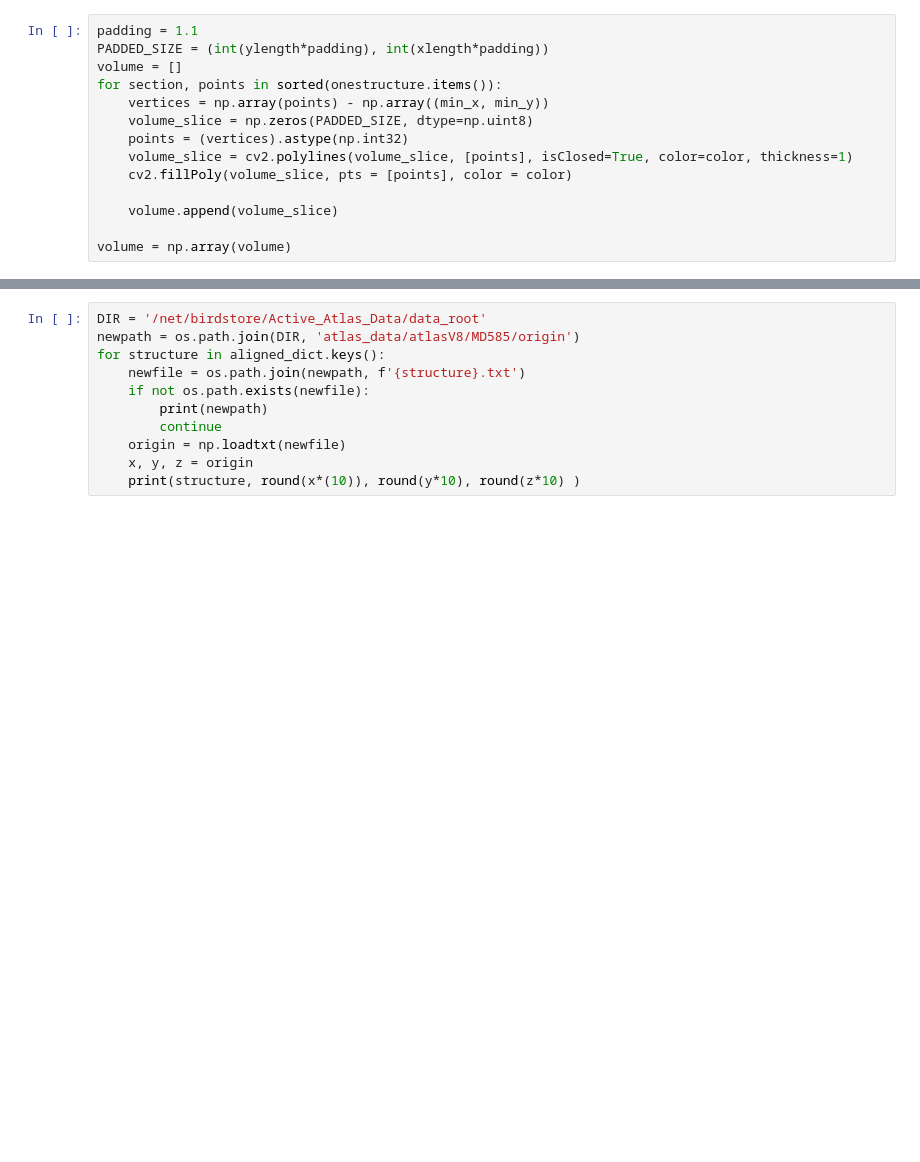
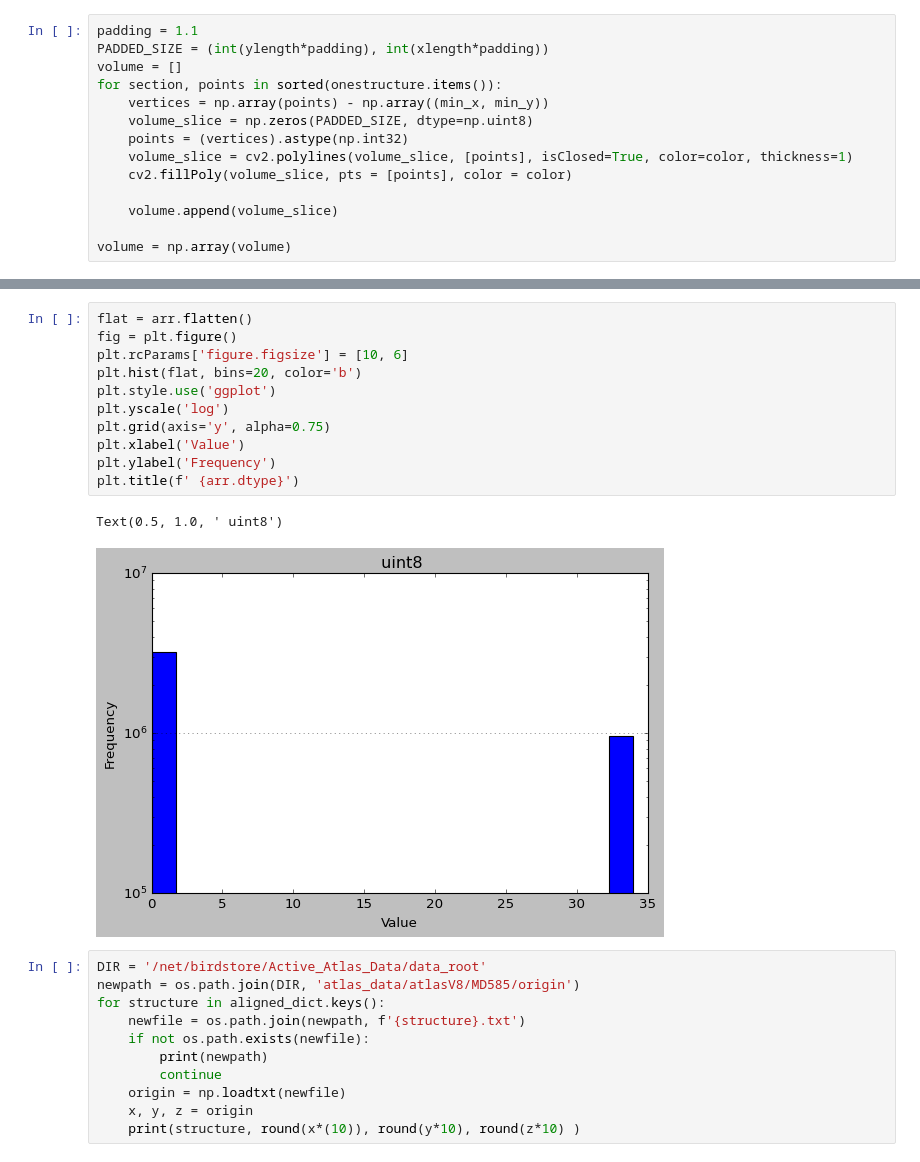
Before and after one commit to ActiveBrainAtlas2/preprocessing-pipeline, a Jupyter notebook: notebooks/draw_aligned_points_on_image.ipynb, the cells around one changed output, grey strips where cells are left out. Cells and saved outputs as stored; diff of their text form; blank space fills up the shorter version.

```diff
--- a/notebooks/draw_aligned_points_on_image.ipynb
+++ b/notebooks/draw_aligned_points_on_image.ipynb
@@ -252,3 +291,17 @@ for i in range(start, end):
+# %%
+flat = arr.flatten()
+fig = plt.figure()
+plt.rcParams['figure.figsize'] = [10, 6]
+plt.hist(flat, bins=20, color='b')
+plt.style.use('ggplot')
+plt.yscale('log')
+plt.grid(axis='y', alpha=0.75)
+plt.xlabel('Value')
+plt.ylabel('Frequency')
+plt.title(f' {arr.dtype}')
+# %% [output]
+Text(0.5, 1.0, ' uint8')
+[figure, added]
 # %%
 DIR = '/net/birdstore/Active_Atlas_Data/data_root'
 newpath = os.path.join(DIR, 'atlas_data/atlasV8/MD585/origin')
```
Also changed, not shown: parts of 13 cells of this notebook, 5 other files.
